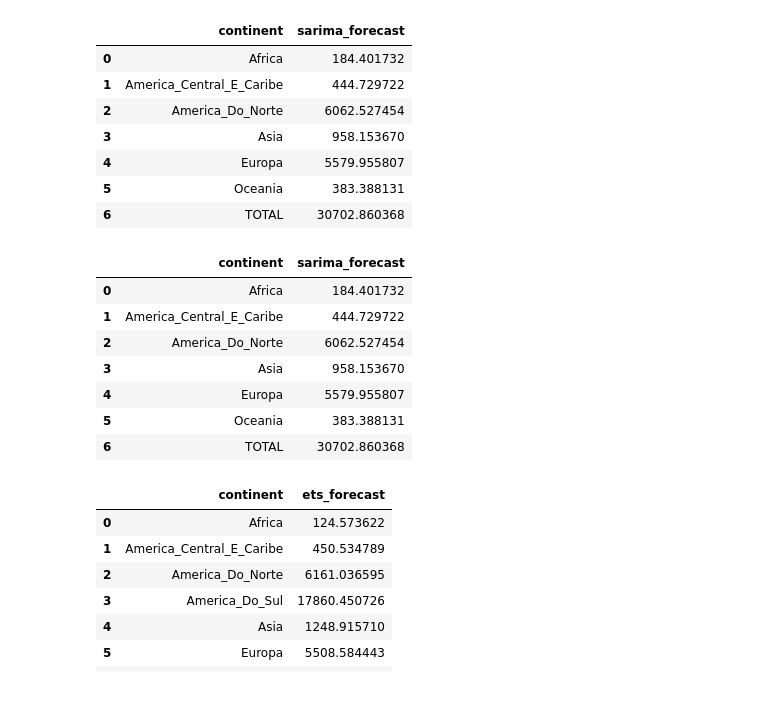
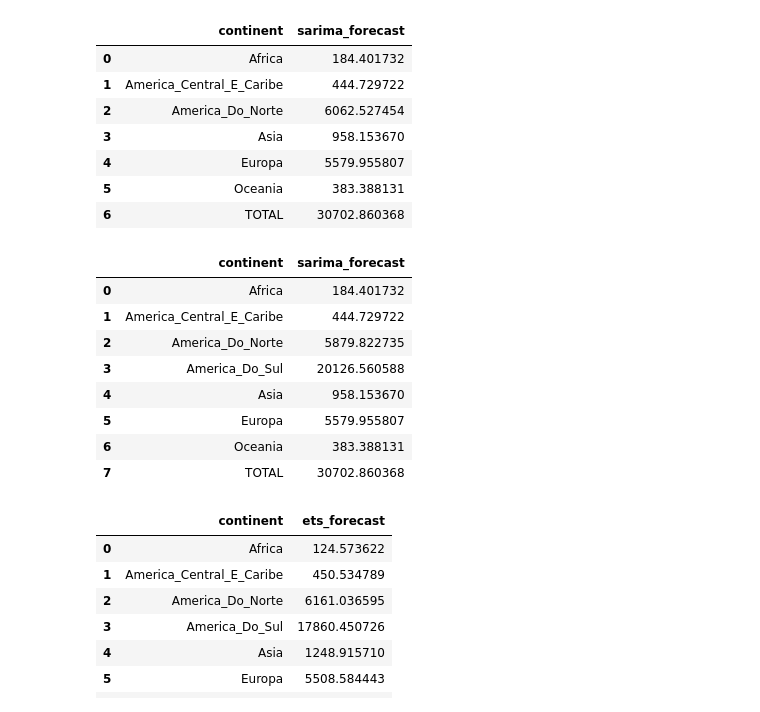
Before and after one commit to renanop/international_arrivals_time_series_forecasting, a Jupyter notebook: notebooks/modeling/hts_marcos.ipynb, the cells around one changed output. Saved outputs shown, nothing was run; the diff lists cells and outputs as text; code cells hidden in the pictures.

```diff
--- a/notebooks/modeling/hts_marcos.ipynb
+++ b/notebooks/modeling/hts_marcos.ipynb
@@ -175,10 +175,10 @@ rmse_sarima
 # %%
 continents_00 = ["Africa", "Europa", "Oceania"]
 continents_10 = ["America_Do_Norte", "Asia", "TOTAL"]
-continents_11 = ["America_Central_E_Caribe"]
+continents_11 = ["America_Central_E_Caribe", "America_Do_Sul", "America_Do_Norte"]
 
 sarima_11_df = pd.read_csv( PROJECT_ROOT / "notebooks" / "modeling" / "11_sarima_forecasts_TEST.csv")
-sarima_11_df = sarima_11_df.loc[sarima_11_df["continent"].isin(["America_Central_E_Caribe"])]
+sarima_11_df = sarima_11_df.loc[sarima_11_df["continent"].isin(["America_Central_E_Caribe", "America_Do_Sul", "America_Do_Norte"])]
 sarima_10_df = pd.read_csv( PROJECT_ROOT / "notebooks" / "modeling" / "10_sarima_forecasts_TEST.csv")
 sarima_10_df = sarima_10_df.loc[sarima_10_df["continent"].isin(["America_Do_Norte", "Asia", "TOTAL"])]
 sarima_00_df = pd.read_csv( PROJECT_ROOT / "notebooks" / "modeling" / "00_sarima_forecasts_TEST.csv")
@@ -191,39 +191,40 @@ sarima_df = pd.concat([sarima_11_df, sarima_10_df, sarima_00_df])
 
 
 # Renomeando colunas
 sarima_df=sarima_df.rename(columns={"forecast": "sarima_forecast"})
 
 # TREINO
 # Previsoes do sarima
 sarima_11_train_df = pd.read_csv( PROJECT_ROOT / "notebooks" / "modeling" / "11_sarima_forecasts_TRAIN.csv")
-sarima_11_train_df = sarima_11_train_df.loc[sarima_11_train_df["continent"].isin(["America_Central_E_Caribe"])]
+sarima_11_train_df = sarima_11_train_df.loc[sarima_11_train_df["continent"].isin(["America_Central_E_Caribe", "America_Do_Sul", "America_Do_Norte"])]
 
 sarima_10_train_df = pd.read_csv( PROJECT_ROOT / "notebooks" / "modeling" / "10_sarima_forecasts_TRAIN.csv")
 sarima_10_train_df = sarima_10_train_df.loc[sarima_10_train_df["continent"].isin(["America_Do_Norte", "Asia", "TOTAL"])]
 
 sarima_00_train_df = pd.read_csv( PROJECT_ROOT / "notebooks" / "modeling" / "00_sarima_forecasts_TRAIN.csv")
 sarima_00_train_df = sarima_00_train_df.loc[sarima_00_train_df["continent"].isin(["Africa", "Europa", "Oceania"])]
 
 
 # Concatenando oceania e geral
 sarima_train_full_df = pd.concat([sarima_11_train_df, sarima_10_train_df, sarima_00_train_df])
 
 # Renomeando colunas
 sarima_train_full_df=sarima_train_full_df.rename(columns={"forecast": "sarima_forecast"})
 
 # Gerando rmse do sarima
 rmse_sarima = rmse(sarima_df, models=["sarima_forecast"], target_col="actual", id_col="continent")
 
 rmse_sarima
 # %% [output]
 |  | continent | sarima_forecast |
 | 0 | Africa | 184.401732 |
 | 1 | America_Central_E_Caribe | 444.729722 |
-| 2 | America_Do_Norte | 6062.527454 |
-| 3 | Asia | 958.153670 |
-| 4 | Europa | 5579.955807 |
-| 5 | Oceania | 383.388131 |
-| 6 | TOTAL | 30702.860368 |
+| 2 | America_Do_Norte | 5879.822735 |
+| 3 | America_Do_Sul | 20126.560588 |
+| 4 | Asia | 958.153670 |
+| 5 | Europa | 5579.955807 |
+| 6 | Oceania | 383.388131 |
+| 7 | TOTAL | 30702.860368 |
 # %%
 # america do norte
 ets_na_test = pd.read_csv( PROJECT_ROOT / "notebooks" / "modeling" / "forecast_ets_america_do_norte.csv")
```
Also changed, not shown: parts of 13 cells of this notebook, 4 other files.
